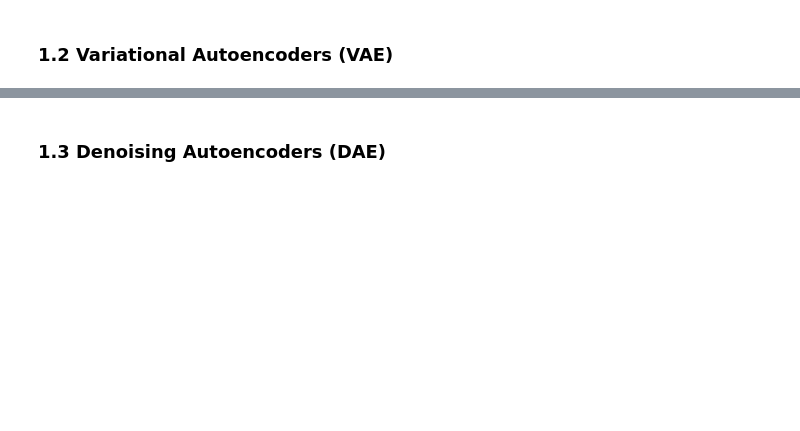
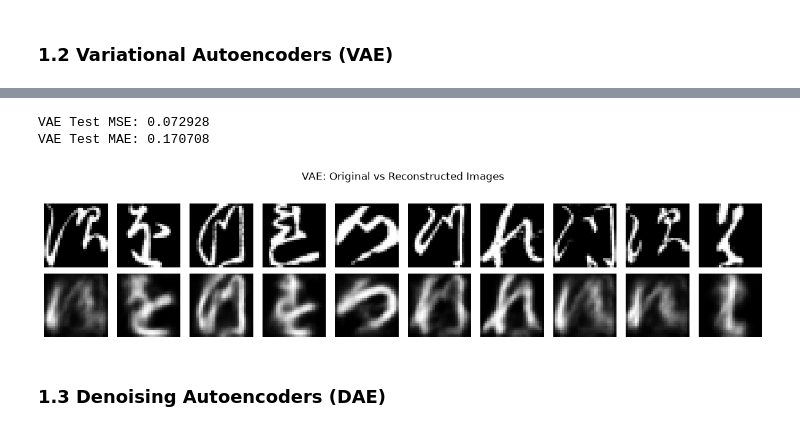
Before and after one commit to LucianaOR/-APA-Applied-Deep-Learning, a Jupyter notebook: Assignment2/PA2.ipynb, the cells around one changed output, grey strips where cells are left out. Cells and saved outputs as stored; diff of their text form; code cells hidden in the pictures; blank space fills up the shorter version.

```diff
--- a/Assignment2/PA2.ipynb
+++ b/Assignment2/PA2.ipynb
@@ -161,3 +493,74 @@ plt.show()
+# %%
+vae.eval()
+
+total_mse = 0.0
+total_mae = 0.0
+total_pixels = 0
+
+with torch.no_grad():
+
+    for images, _ in test_loader:
+
+        images = images.view(-1, 28 * 28).to(device)
+
+        reconstructed, mu, logvar = vae(images)
+
+        total_mse += nn.functional.mse_loss(
+            reconstructed,
+            images,
+            reduction="sum"
+        ).item()
+
+        total_mae += nn.functional.l1_loss(
+            reconstructed,
+            images,
+            reduction="sum"
+        ).item()
+
+        total_pixels += images.numel()
+
+vae_test_mse = total_mse / total_pixels
+vae_test_mae = total_mae / total_pixels
+
+print(f"VAE Test MSE: {vae_test_mse:.6f}")
+print(f"VAE Test MAE: {vae_test_mae:.6f}")
+# %% [output]
+VAE Test MSE: 0.072928
+VAE Test MAE: 0.170708
+# %%
+vae.eval()
+
+images, labels = next(iter(test_loader))
+
+images_flat = images.view(-1, 28 * 28).to(device)
+
+with torch.no_grad():
+    reconstructed, mu, logvar = vae(images_flat)
+
+fig, axes = plt.subplots(2, 10, figsize=(12, 3))
+
+for i in range(10):
+
+    axes[0, i].imshow(
+        images[i].squeeze().numpy(),
+        cmap="gray"
+    )
+    axes[0, i].axis("off")
+
+    axes[1, i].imshow(
+        reconstructed[i].cpu().numpy().reshape(28, 28),
+        cmap="gray"
+    )
+    axes[1, i].axis("off")
+
+axes[0, 0].set_ylabel("Original", fontsize=10)
+axes[1, 0].set_ylabel("Reconstructed", fontsize=10)
+
+plt.suptitle("VAE: Original vs Reconstructed Images")
+plt.tight_layout()
+plt.show()
+# %% [output]
+[figure, added]
 # %% [markdown]
 ### 1.3 Denoising Autoencoders (DAE)
 # %%
```
Also changed, not shown: parts of 50 cells of this notebook, 1 other file.
